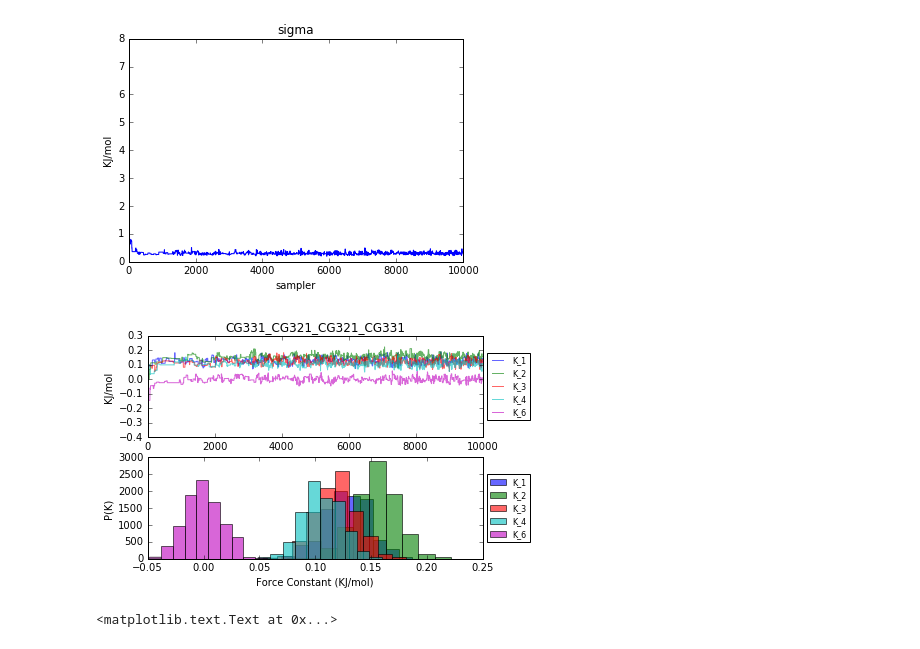
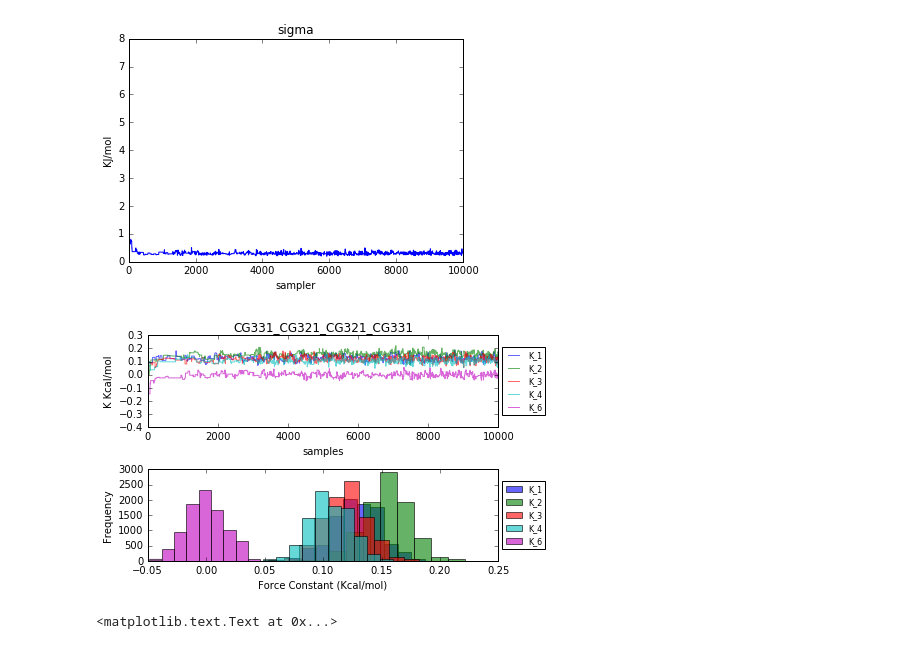
Before and after one commit to choderalab/torsionfit_examples, a Jupyter notebook: butane/sampling_torsions/c_c_c_c_torsion/n/decouple_n.ipynb, the cells around one changed output. Saved outputs shown, nothing was run; the diff lists cells and outputs as text; code cells hidden in the pictures.

```diff
--- a/butane/sampling_torsions/c_c_c_c_torsion/n/decouple_n.ipynb
+++ b/butane/sampling_torsions/c_c_c_c_torsion/n/decouple_n.ipynb
@@ -125,28 +110,29 @@ plt.savefig('sigma_decouple_n.pdf')
 # %%
 alpha = 0.6
 plt.subplot(2, 1, 1)
 plt.title('CG331_CG321_CG321_CG331')
 plt.plot(db.trace('CG331_CG321_CG321_CG331_1_K')[:], label='K_1', alpha=alpha)
 plt.plot(db.trace('CG331_CG321_CG321_CG331_2_K')[:], label='K_2', alpha=alpha)
 plt.plot(db.trace('CG331_CG321_CG321_CG331_3_K')[:], label='K_3', alpha=alpha)
 plt.plot(db.trace('CG331_CG321_CG321_CG331_4_K')[:], label='K_4', alpha=alpha)
 plt.plot(db.trace('CG331_CG321_CG321_CG331_6_K')[:], label='K_6', alpha=alpha)
 plt.xlabel('samples')
-plt.ylabel('KJ/mol')
+plt.ylabel('K Kcal/mol')
 lgd = plt.legend(prop={'size': 8}, loc='center left', bbox_to_anchor=(1, 0.5))
 
 plt.subplot(2, 1, 2)
 plt.hist(db.trace('CG331_CG321_CG321_CG331_1_K')[1000:], label='K_1', alpha=alpha)
 plt.hist(db.trace('CG331_CG321_CG321_CG331_2_K')[1000:], label='K_2', alpha=alpha)
 plt.hist(db.trace('CG331_CG321_CG321_CG331_3_K')[1000:], label='K_3', alpha=alpha)
 plt.hist(db.trace('CG331_CG321_CG321_CG331_4_K')[1000:], label='K_4', alpha=alpha)
 plt.hist(db.trace('CG331_CG321_CG321_CG331_6_K')[1000:], label='K_6', alpha=alpha)
-plt.xlabel('Force Constant (KJ/mol)')
-plt.ylabel('P(K)')
+plt.xlabel('Force Constant (Kcal/mol)')
+plt.ylabel('Frequency')
 lgd = plt.legend(prop={'size': 8}, loc='center left', bbox_to_anchor=(1, 0.5))
+plt.tight_layout()
 plt.savefig('trace_hist.pdf', bbox_extra_artists=(lgd,), bbox_inches='tight')
 # %% [output]
-[figure, old version]
+[figure, new version]
 # %%
 plt.hist(sampler.trace('CG331_CG321_CG321_CG331_1_K')[2000:], bins=100)
 plt.title('K_1')
```
Also changed, not shown: parts of 2 cells of this notebook, 4 other files.
